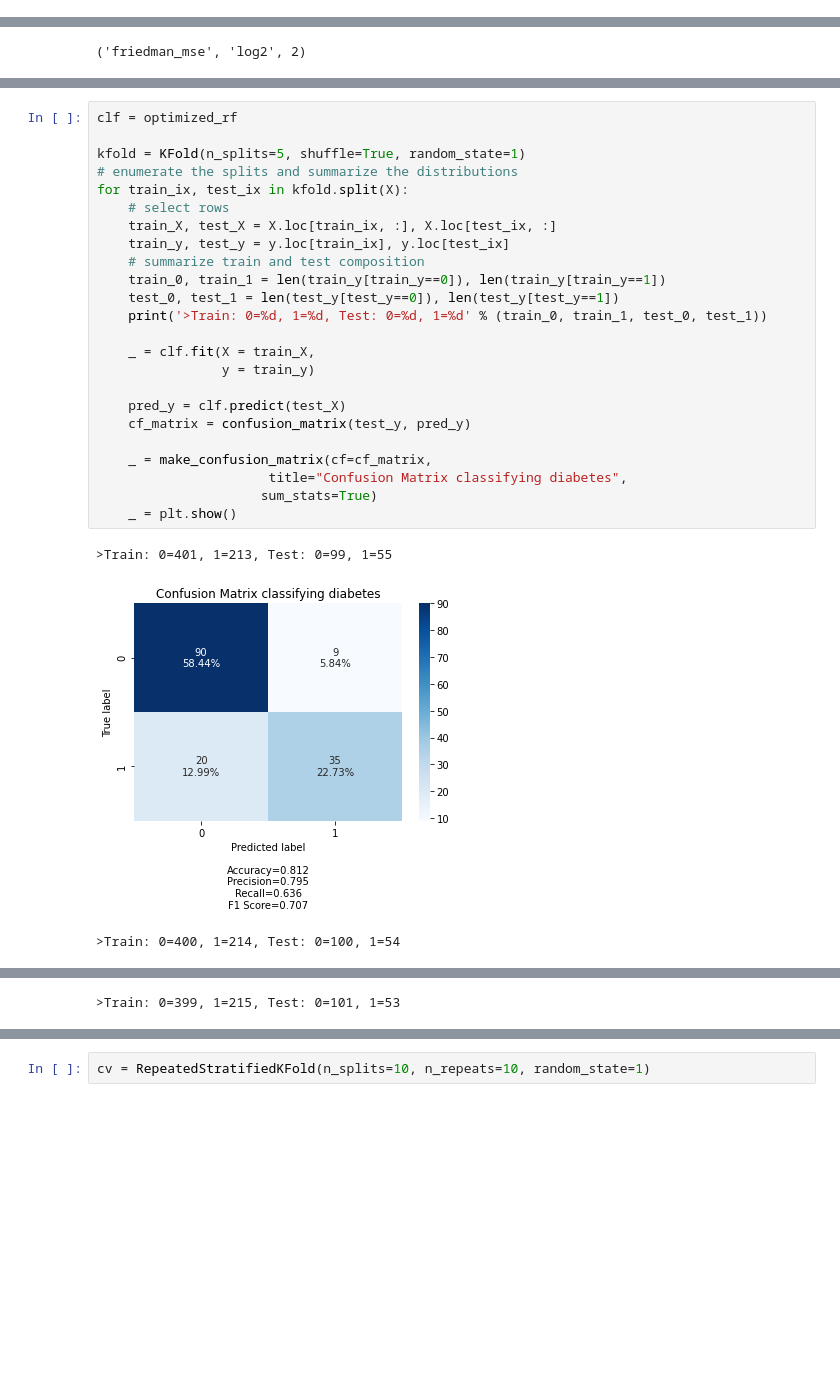
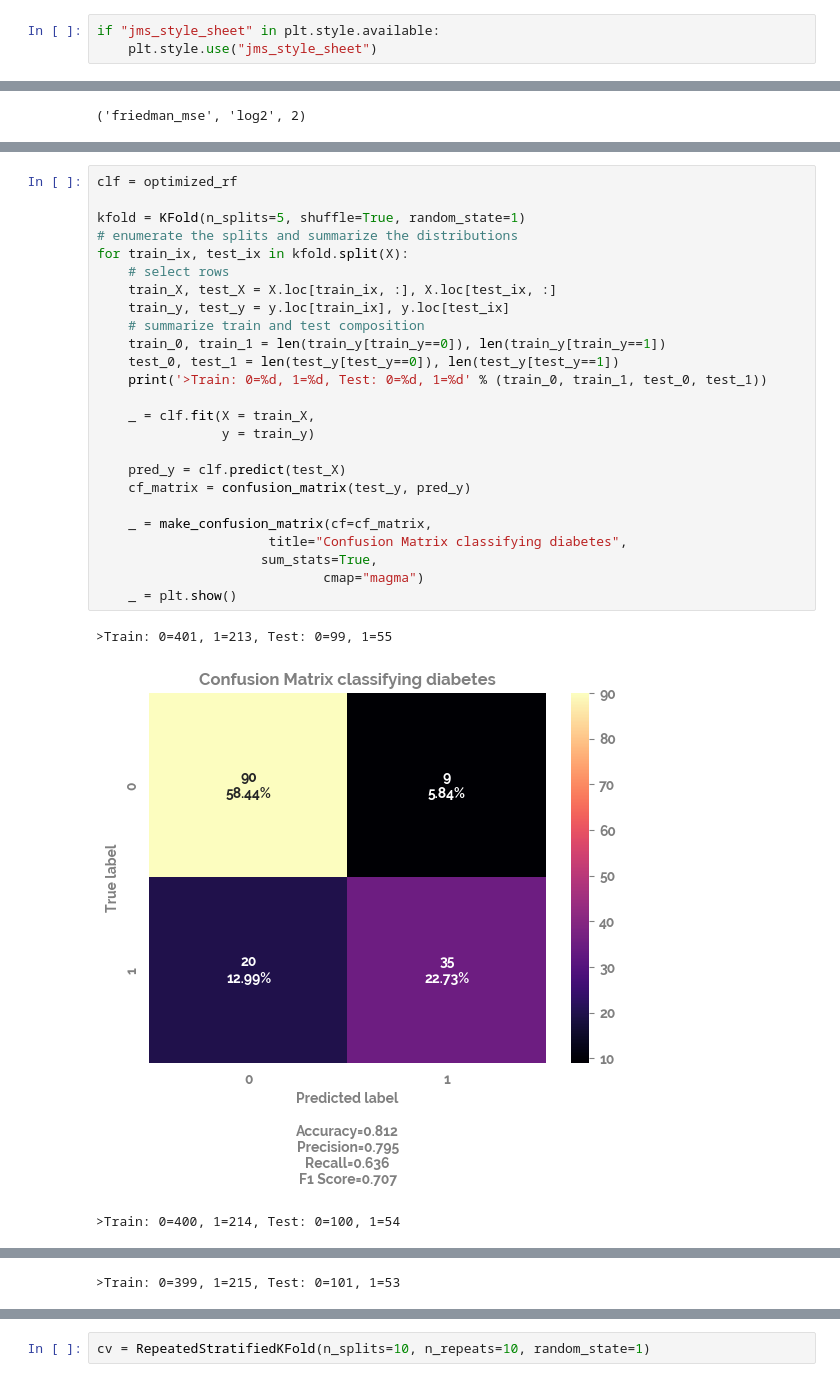
Before and after one commit to jameshtwose/example_deliverables, a Jupyter notebook: ML_examples/pima_diabetes/pima_Classification.ipynb, the cells around one changed output, grey strips where cells are left out. Cells and saved outputs as stored; diff of their text form; blank space fills up the shorter version.

Commit message:
creating the jms_style_sheet matplotlib style sheet to make all notebooks uniform, then re running the notebooks with this style

```diff
--- a/ML_examples/pima_diabetes/pima_Classification.ipynb
+++ b/ML_examples/pima_diabetes/pima_Classification.ipynb
@@ -22,6 +22,9 @@ from sklearn.ensemble import RandomForestClassifier, GradientBoostingClassifier
 from sklearn.model_selection import GridSearchCV, RepeatedStratifiedKFold, cross_val_score, cross_validate, train_test_split, KFold
 from sklearn.feature_selection import RFE
 from sklearn.metrics import confusion_matrix, roc_curve, auc
+# %%
+if "jms_style_sheet" in plt.style.available:
+    plt.style.use("jms_style_sheet")
 # %%
 df = pd.read_csv("diabetes.csv")
 # %%
@@ -167,28 +170,29 @@ _ = sns.barplot(data=feature_importance_df, x="feature_importance", y="feature")
 # %%
 clf = optimized_rf
 
 kfold = KFold(n_splits=5, shuffle=True, random_state=1)
 # enumerate the splits and summarize the distributions
 for train_ix, test_ix in kfold.split(X):
     # select rows
     train_X, test_X = X.loc[train_ix, :], X.loc[test_ix, :]
     train_y, test_y = y.loc[train_ix], y.loc[test_ix]
     # summarize train and test composition
     train_0, train_1 = len(train_y[train_y==0]), len(train_y[train_y==1])
     test_0, test_1 = len(test_y[test_y==0]), len(test_y[test_y==1])
     print('>Train: 0=%d, 1=%d, Test: 0=%d, 1=%d' % (train_0, train_1, test_0, test_1))
 
     _ = clf.fit(X = train_X,
                 y = train_y)
 
     pred_y = clf.predict(test_X)
     cf_matrix = confusion_matrix(test_y, pred_y)
 
     _ = make_confusion_matrix(cf=cf_matrix,
                       title="Confusion Matrix classifying diabetes",
-                     sum_stats=True)
+                     sum_stats=True,
+                             cmap="magma")
     _ = plt.show()
 # %% [output]
 >Train: 0=401, 1=213, Test: 0=99, 1=55
-[figure, old version]
+[figure, new version]
 >Train: 0=400, 1=214, Test: 0=100, 1=54
```
Also changed, not shown: parts of 10 cells of this notebook, 5 other files.
